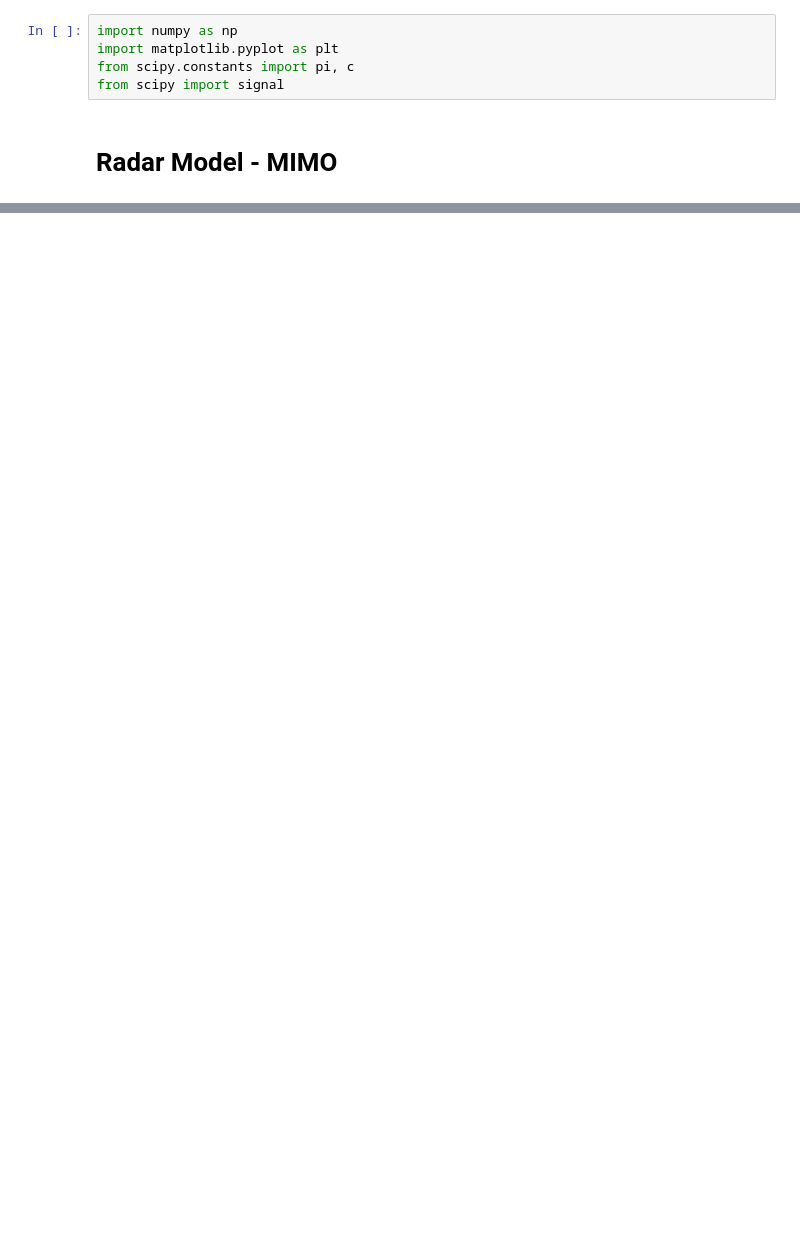
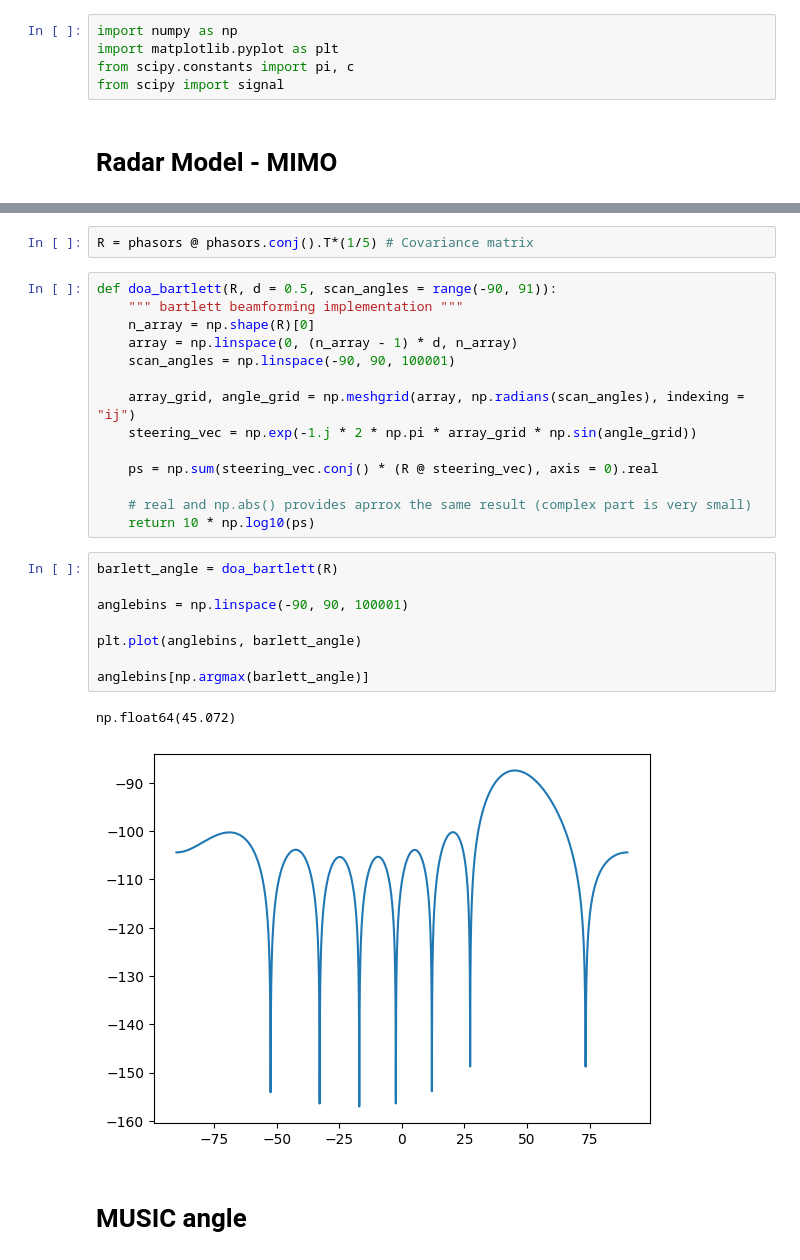
Before and after one commit to RHIMMELAND/MMARS, a Jupyter notebook: MIMO_radar_Range_Vel_Angle.ipynb, the cells around one changed output, grey strips where cells are left out. Saved outputs shown, nothing was run; the diff lists cells and outputs as text; blank space fills up the shorter version.

Commit message:
Fixes + Bartlett & MUSIC algorithms addition

```diff
--- a/MIMO_radar_Range_Vel_Angle.ipynb
+++ b/MIMO_radar_Range_Vel_Angle.ipynb
@@ -280,0 +363,29 @@ np.float64(51.60833263814753)
+# %%
+R = phasors @ phasors.conj().T*(1/5) # Covariance matrix
+# %%
+def doa_bartlett(R, d = 0.5, scan_angles = range(-90, 91)):
+    """ bartlett beamforming implementation """
+    n_array = np.shape(R)[0]
+    array = np.linspace(0, (n_array - 1) * d, n_array)
+    scan_angles = np.linspace(-90, 90, 100001)
+
+    array_grid, angle_grid = np.meshgrid(array, np.radians(scan_angles), indexing = "ij")
+    steering_vec = np.exp(-1.j * 2 * np.pi * array_grid * np.sin(angle_grid))
+
+    ps = np.sum(steering_vec.conj() * (R @ steering_vec), axis = 0).real
+
+    # real and np.abs() provides aprrox the same result (complex part is very small)
+    return 10 * np.log10(ps)
+# %%
+barlett_angle = doa_bartlett(R)
+
+anglebins = np.linspace(-90, 90, 100001)
+
+plt.plot(anglebins, barlett_angle)
+
+anglebins[np.argmax(barlett_angle)]
+# %% [output]
+np.float64(45.072)
+[figure, added]
+# %% [markdown]
+# MUSIC angle
```
Also changed, not shown: parts of 20 cells of this notebook.
